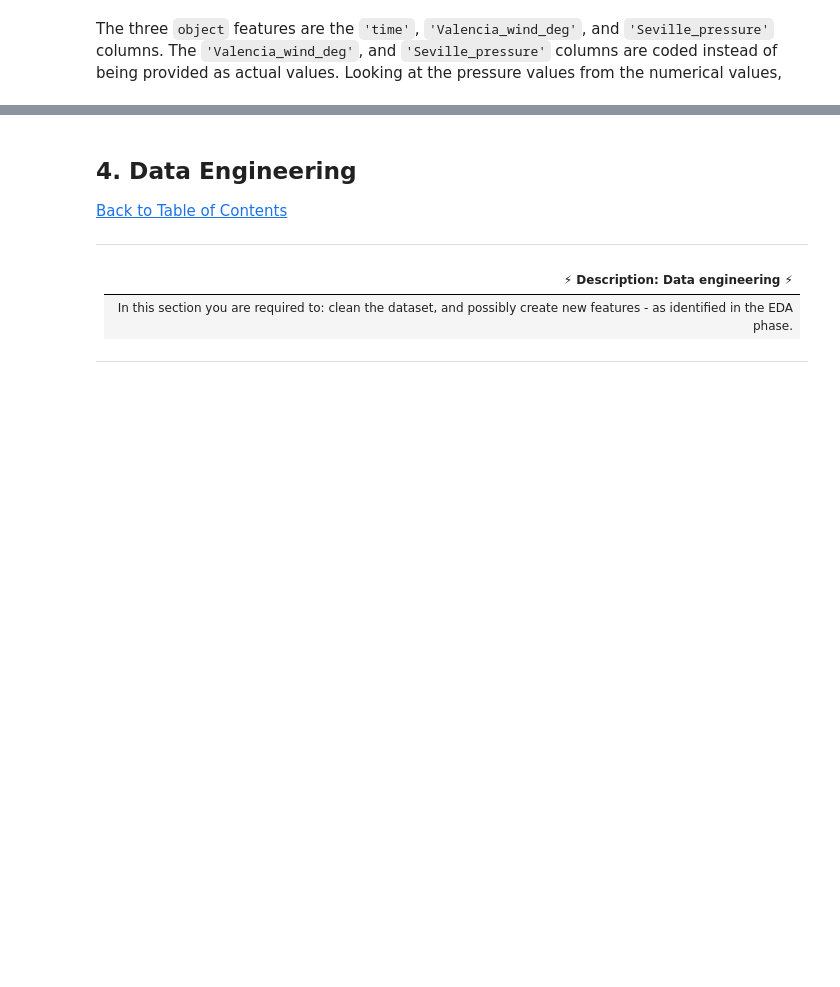
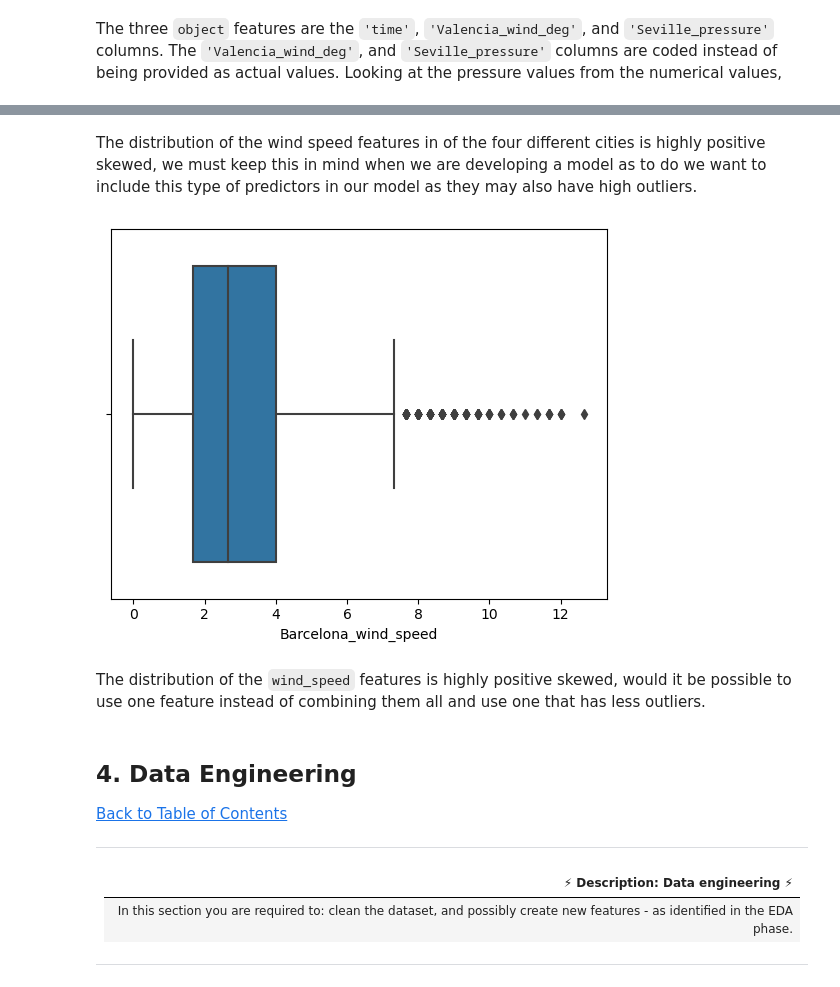
Before and after one commit to queen9921/advanced_regression, a Jupyter notebook: starter-notebook.ipynb, the cells around one changed output, grey strips where cells are left out. Cells and saved outputs as stored; diff of their text form; code cells hidden in the pictures; blank space fills up the shorter version.

```diff
--- a/starter-notebook.ipynb
+++ b/starter-notebook.ipynb
@@ -253,0 +381,9 @@ The three `object` features are the `'time'`, `'Valencia_wind_deg'`, and `'Sevil
+# %% [markdown]
+The distribution of the wind speed features in of the four different cities is highly positive skewed, we must keep this in mind when we are developing a model as to do we want to include this type of predictors in our model as they may also have high outliers.
+# %%
+x = 'Barcelona_wind_speed' #, 'Valencia_wind_speed', 'Bilbao_wind_speed', 'Barcelona_wind_speed']
+sns.boxplot(x, data=df_train);
+# %% [output]
+[figure, added]
+# %% [markdown]
+The distribution of the `wind_speed` features is highly positive skewed, would it be possible to use one feature instead of combining them all and use one that has less outliers.
```
Also changed, not shown: parts of 25 cells of this notebook, 1 other file.
